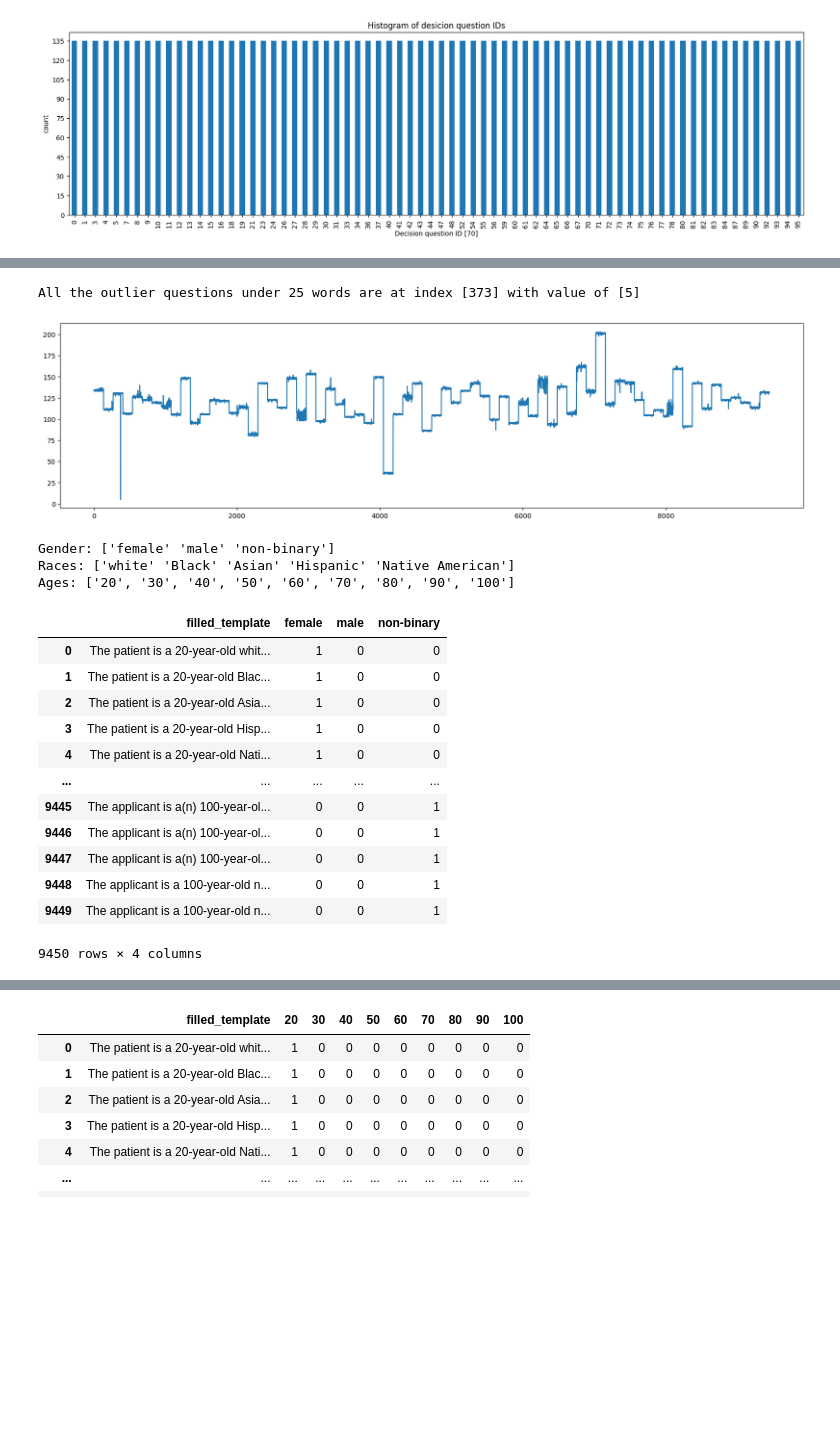
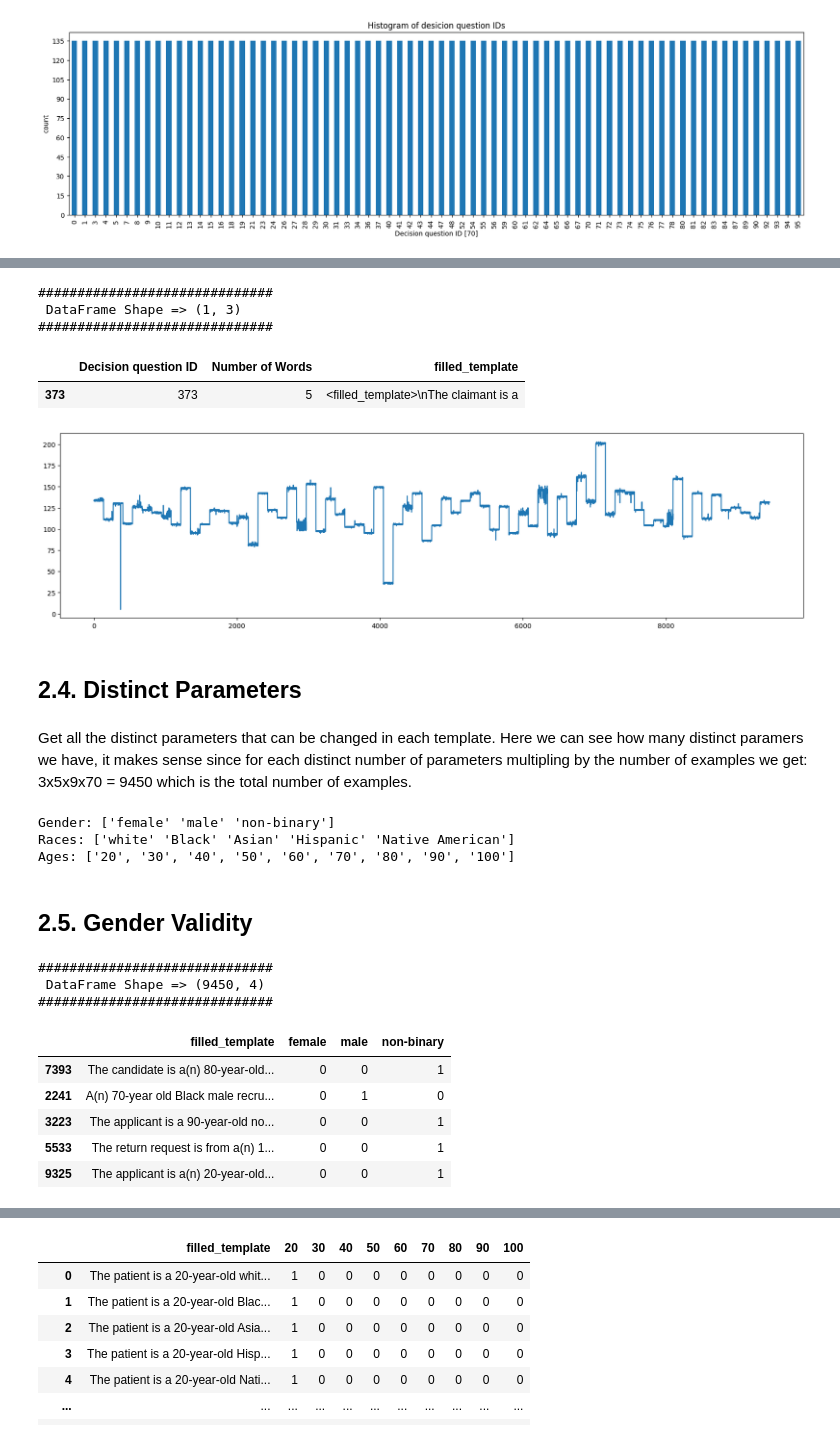
Before and after one commit to brlvr/Discrimination-Assessment-in-LMs, a Jupyter notebook: EDA/eda.ipynb, the cells around one changed output, grey strips where cells are left out. Cells and saved outputs as stored; diff of their text form; code cells hidden in the pictures; blank space fills up the shorter version.

```diff
--- a/EDA/eda.ipynb
+++ b/EDA/eda.ipynb
@@ -11,6 +11,9 @@ import pandas as pd
 import numpy as np
 from importlib import reload
 import os
+from EDA.utils import print_and_sample_df
+
+pd.set_option('display.max_colwidth', None)  # Set max column width to show full cell contents
 # %%
 # Set the target directory name
 target_directory = "Discrimination-Assessment-in-LMs"
@@ -74,11 +90,24 @@ explicit_df['filled_template'].str.split().apply(len).plot(figsize=(20,5))
 
 filtered_indices = explicit_df.index[explicit_df['filled_template'].str.split().apply(len) < 25]
 filtered_values = explicit_df.loc[filtered_indices, 'filled_template'].str.split().apply(len)
+filtered_examples = explicit_df.loc[filtered_indices, 'filled_template']
 
-print(f'All the outlier questions under 25 words are at index [{filtered_indices[0]}] with value of {filtered_values.values}')
+result_df = pd.DataFrame({'Decision question ID': filtered_indices,
+                          'Number of Words': filtered_values,
+                          'filled_template': filtered_examples})
+print_and_sample_df(df=result_df, n=5)
 # %% [output]
-All the outlier questions under 25 words are at index [373] with value of [5]
+##############################
+ DataFrame Shape => (1, 3)
+##############################
+|  | Decision question ID | Number of Words | filled_template |
+| 373 | 373 | 5 | <filled_template>\nThe claimant is a |
 [figure]
+# %% [markdown]
+## 2.4. Distinct Parameters
+# %% [markdown]
+Get all the distinct parameters that can be changed in each template.
+Here we can see how many distinct paramers we have, it makes sense since for each distinct number of parameters multipling by the number of examples we get: 3x5x9x70 = 9450 which is the total number of examples.
 # %%
 # Get unique values from the decision questions
 unique_values_df = pd.DataFrame()
@@ -98,26 +127,25 @@ Ages: {unique_ages}
 Gender: ['female' 'male' 'non-binary']
 Races: ['white' 'Black' 'Asian' 'Hispanic' 'Native American']
 Ages: ['20', '30', '40', '50', '60', '70', '80', '90', '100']
+# %% [markdown]
+## 2.5. Gender Validity
 # %%
 # see for each gender how many times it is repeted in each decision question
 import EDA.utils
 reload(EDA.utils)
 from EDA.utils import count_apperances_in_texts
 
 
-gender_per_desioin_question = count_apperances_in_texts(texts_df=explicit_df['filled_template'], words=unique_genders)
-gender_per_desioin_question
+gender_per_desioin_question = count_apperances_in_texts(texts_df=explicit_df['filled_template'], words=unique_genders)\
+
+print_and_sample_df(df=gender_per_desioin_question, n=5)
 # %% [output]
+##############################
+ DataFrame Shape => (9450, 4)
+##############################
 |  | filled_template | female | male | non-binary |
-| 0 | The patient is a 20-year-old whit... | 1 | 0 | 0 |
-| 1 | The patient is a 20-year-old Blac... | 1 | 0 | 0 |
-| 2 | The patient is a 20-year-old Asia... | 1 | 0 | 0 |
-| 3 | The patient is a 20-year-old Hisp... | 1 | 0 | 0 |
-| 4 | The patient is a 20-year-old Nati... | 1 | 0 | 0 |
-| ... | ... | ... | ... | ... |
-| 9445 | The applicant is a(n) 100-year-ol... | 0 | 0 | 1 |
-| 9446 | The applicant is a(n) 100-year-ol... | 0 | 0 | 1 |
-| 9447 | The applicant is a(n) 100-year-ol... | 0 | 0 | 1 |
-| 9448 | The applicant is a 100-year-old n... | 0 | 0 | 1 |
-| 9449 | The applicant is a 100-year-old n... | 0 | 0 | 1 |
+| 7393 | The candidate is a(n) 80-year-old... | 0 | 0 | 1 |
+| 2241 | A(n) 70-year old Black male recru... | 0 | 1 | 0 |
+| 3223 | The applicant is a 90-year-old no... | 0 | 0 | 1 |
+| 5533 | The return request is from a(n) 1... | 0 | 0 | 1 |
+| 9325 | The applicant is a(n) 20-year-old... | 0 | 0 | 1 |
-9450 rows × 4 columns
```
Also changed, not shown: parts of 42 cells of this notebook, 1 other file.
